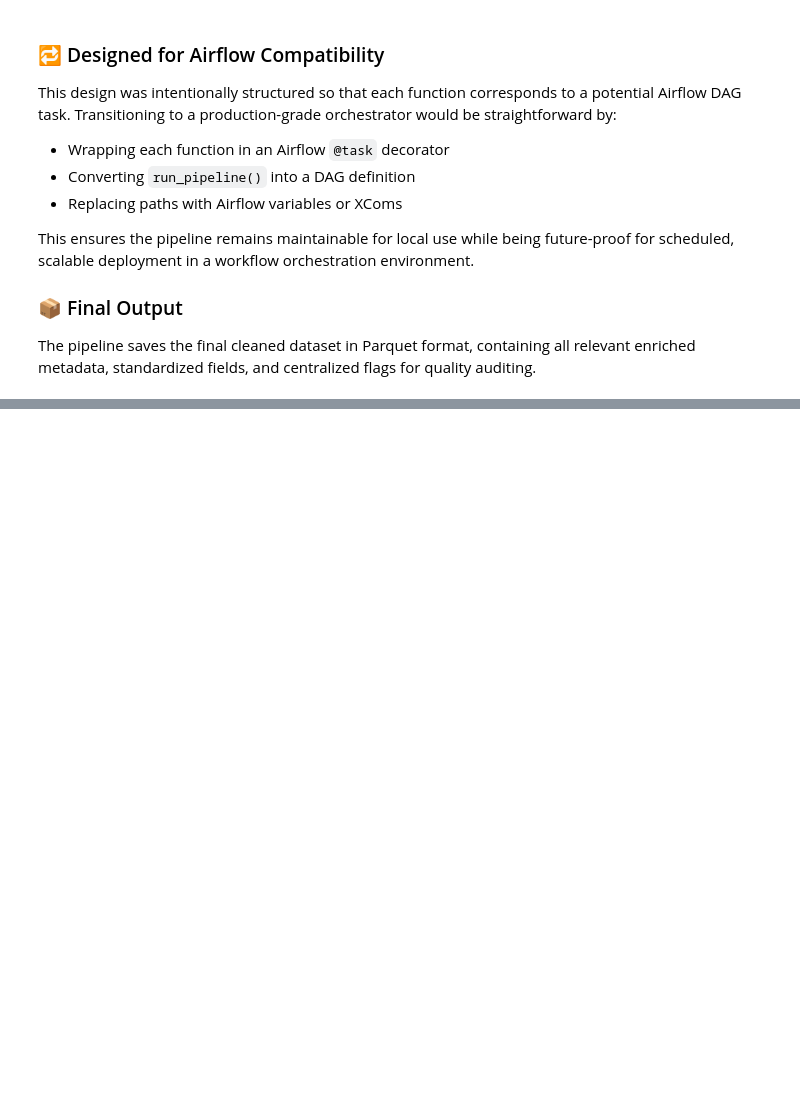
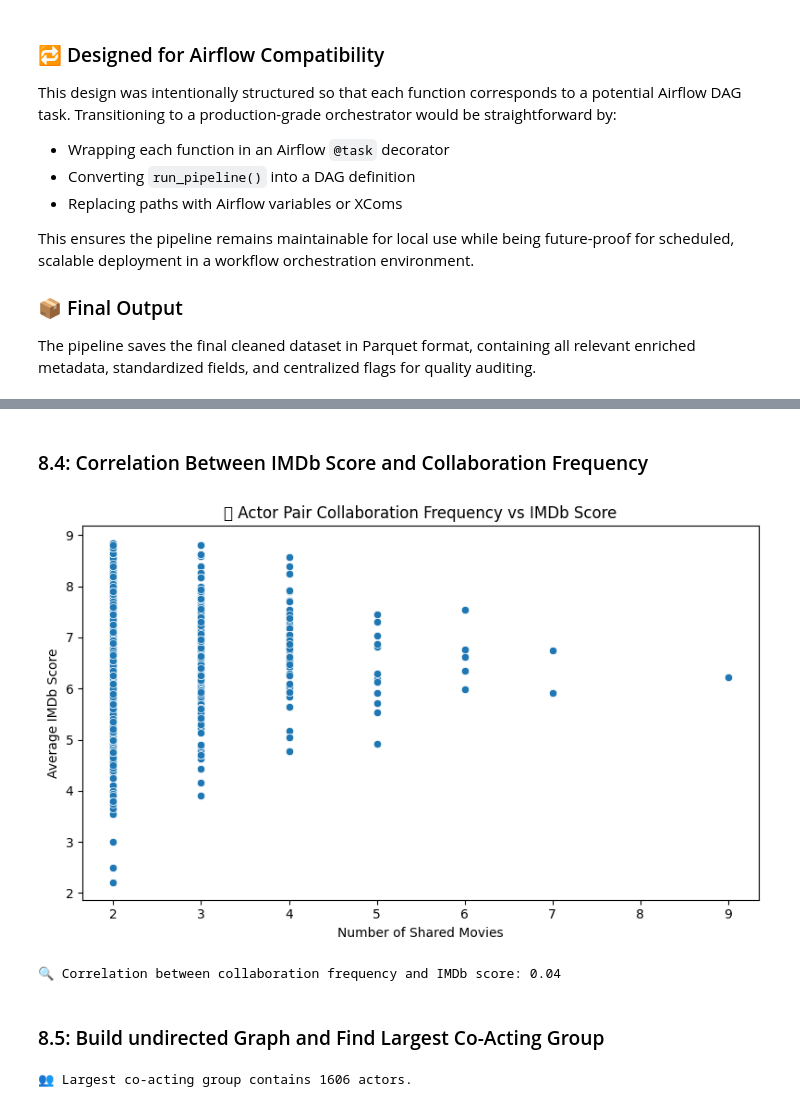
Before and after one commit to rogerioo/movie_challenge, a Jupyter notebook: challenge.ipynb, the cells around one changed output, grey strips where cells are left out. Saved outputs shown, nothing was run; the diff lists cells and outputs as text; code cells hidden in the pictures; blank space fills up the shorter version.

```diff
--- a/challenge.ipynb
+++ b/challenge.ipynb
@@ -1318,0 +1424,37 @@ The pipeline saves the final cleaned dataset in Parquet format, containing all r
+# %% [markdown]
+### 8.4: Correlation Between IMDb Score and Collaboration Frequency
+# %%
+plt.figure(figsize=(8, 5))
+sns.scatterplot(data=pair_stats, x='movie_count', y='avg_score')
+plt.title('📈 Actor Pair Collaboration Frequency vs IMDb Score')
+plt.xlabel('Number of Shared Movies')
+plt.ylabel('Average IMDb Score')
+plt.tight_layout()
+plt.show()
+
+correlation = pair_stats['movie_count'].corr(pair_stats['avg_score'])
+print(f"🔍 Correlation between collaboration frequency and IMDb score: {correlation:.2f}")
+# %% [output]
+[figure, added]
+🔍 Correlation between collaboration frequency and IMDb score: 0.04
+# %% [markdown]
+### 8.5: Build undirected Graph and Find Largest Co-Acting Group
+# %%
+import networkx as nx
+
+graph = nx.Graph()
+for _, row in pair_stats.iterrows():
+    graph.add_edge(row['actor_1'], row['actor_2'], weight=row['avg_score'])
+
+# Find largest connected component (group)
+largest_group = max(nx.connected_components(graph), key=len)
+largest_subgraph = graph.subgraph(largest_group)
+
+print(f"👥 Largest co-acting group contains {len(largest_group)} actors.")
+
+# === Filter: Top 30 actors by degree (most connections) ===
+top_nodes = sorted(largest_subgraph.degree, key=lambda x: x[1], reverse=True)[:30]
+subset_nodes = [n for n, _ in top_nodes]
+subset_graph = largest_subgraph.subgraph(subset_nodes)
+# %% [output]
+👥 Largest co-acting group contains 1606 actors.
```
Also changed, not shown: parts of 14 cells of this notebook, 3 other files.
